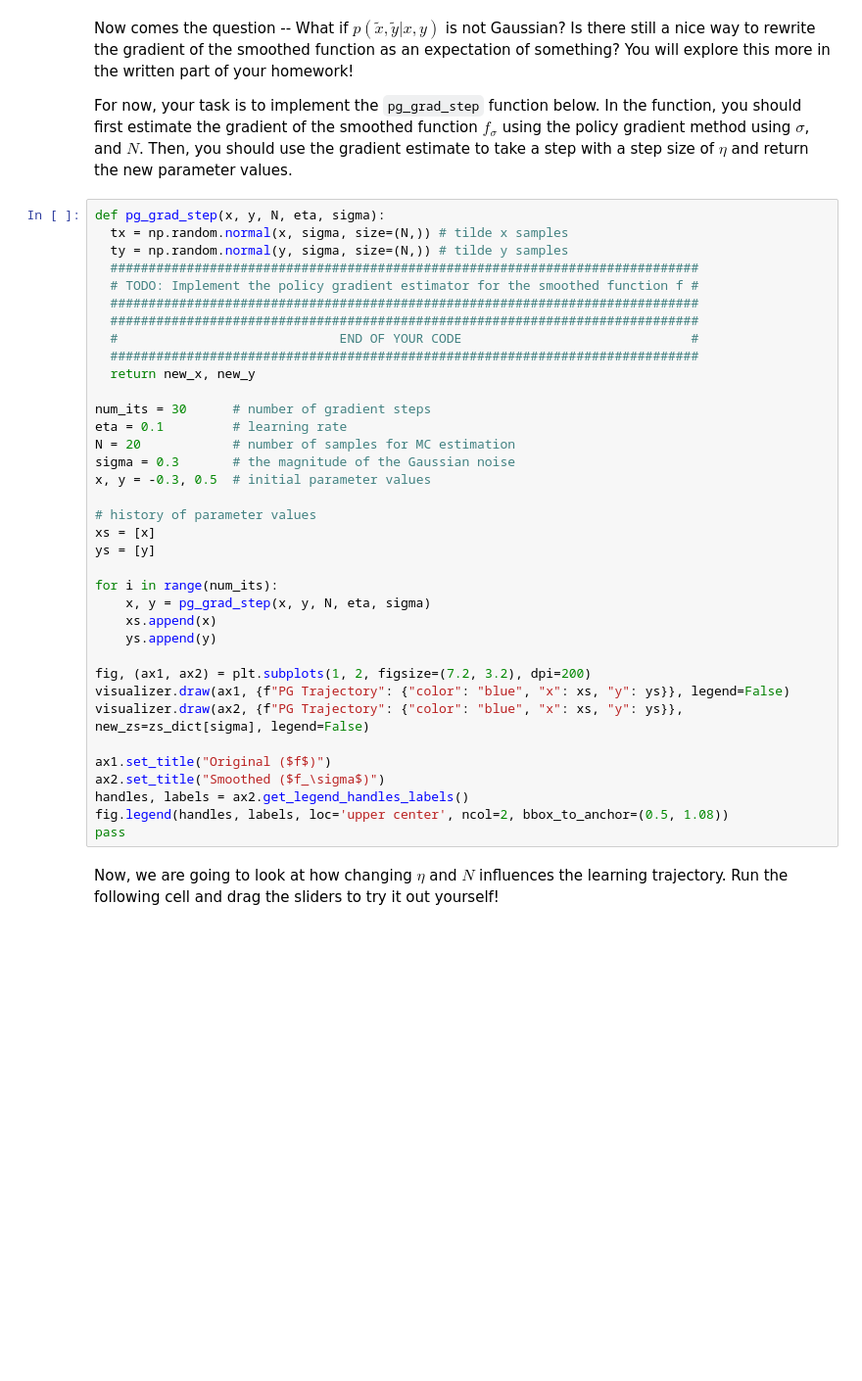
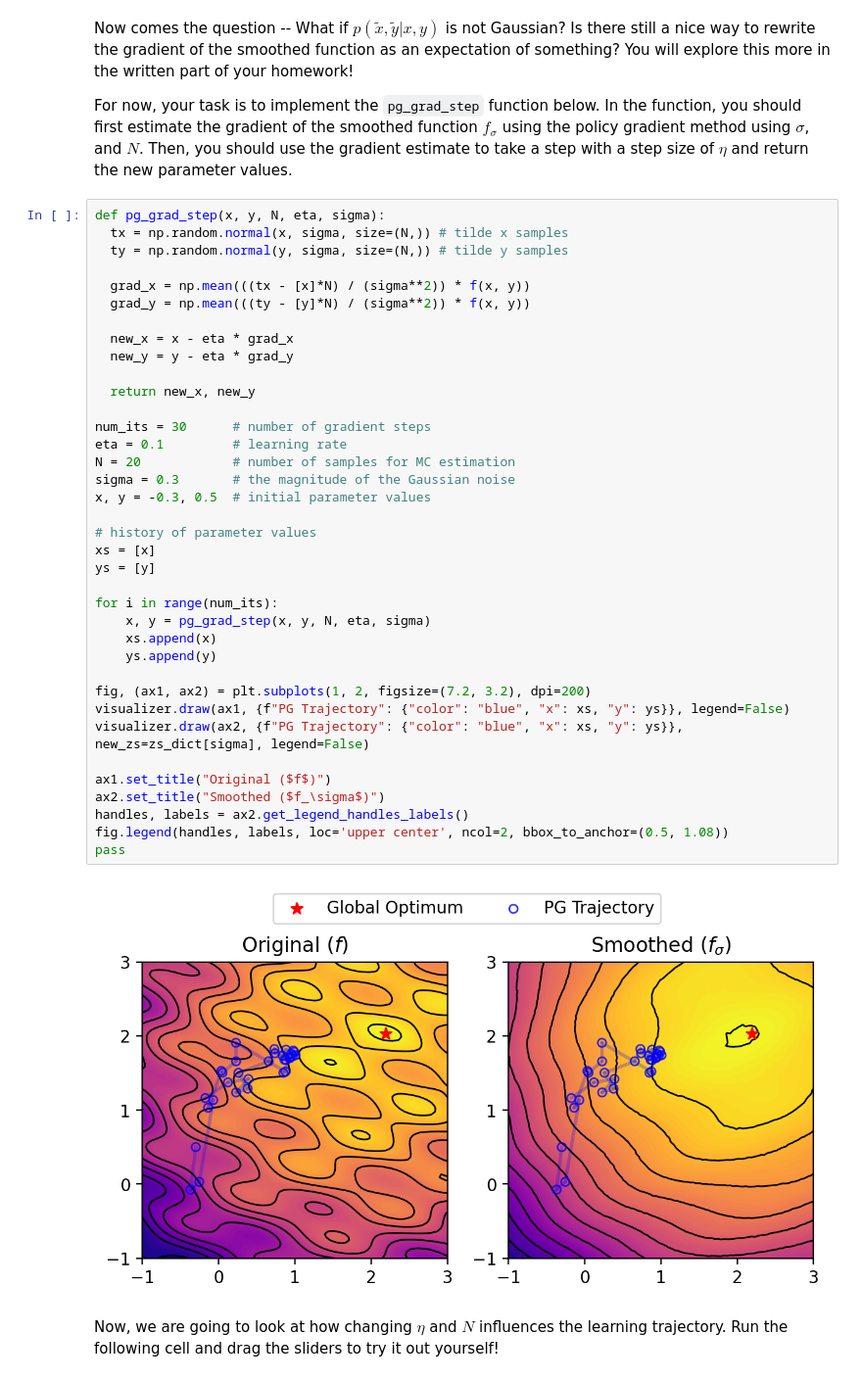
Before and after one commit to StreamSong/SegLab4OfNJU, a Jupyter notebook: hw02/code/q_rl.ipynb, the cells around one changed output. Shown at 98% size. Cells and saved outputs as stored; diff of their text form; blank space fills up the shorter version.

```diff
--- a/hw02/code/q_rl.ipynb
+++ b/hw02/code/q_rl.ipynb
@@ -519,39 +533,42 @@ For now, your task is to implement the `pg_grad_step` function below. In the fun
 # %%
 def pg_grad_step(x, y, N, eta, sigma):
   tx = np.random.normal(x, sigma, size=(N,)) # tilde x samples
   ty = np.random.normal(y, sigma, size=(N,)) # tilde y samples
-  #############################################################################
-  # TODO: Implement the policy gradient estimator for the smoothed function f #
-  #############################################################################
-  #############################################################################
-  #                             END OF YOUR CODE                              #
-  #############################################################################
+
+  grad_x = np.mean(((tx - [x]*N) / (sigma**2)) * f(x, y))
+  grad_y = np.mean(((ty - [y]*N) / (sigma**2)) * f(x, y))
+
+  new_x = x - eta * grad_x
+  new_y = y - eta * grad_y
+
   return new_x, new_y
 
 num_its = 30      # number of gradient steps
 eta = 0.1         # learning rate
 N = 20            # number of samples for MC estimation
 sigma = 0.3       # the magnitude of the Gaussian noise
 x, y = -0.3, 0.5  # initial parameter values
 
 # history of parameter values
 xs = [x]
 ys = [y]
 
 for i in range(num_its):
     x, y = pg_grad_step(x, y, N, eta, sigma)
     xs.append(x)
     ys.append(y)
 
 fig, (ax1, ax2) = plt.subplots(1, 2, figsize=(7.2, 3.2), dpi=200)
 visualizer.draw(ax1, {f"PG Trajectory": {"color": "blue", "x": xs, "y": ys}}, legend=False)
 visualizer.draw(ax2, {f"PG Trajectory": {"color": "blue", "x": xs, "y": ys}}, new_zs=zs_dict[sigma], legend=False)
 
 ax1.set_title("Original ($f$)")
 ax2.set_title("Smoothed ($f_\sigma$)")
 handles, labels = ax2.get_legend_handles_labels()
 fig.legend(handles, labels, loc='upper center', ncol=2, bbox_to_anchor=(0.5, 1.08))
 pass
+# %% [output]
+[figure, added]
 # %% [markdown]
 Now, we are going to look at how changing $\eta$ and $N$ influences the learning trajectory. Run the following cell and drag the sliders to try it out yourself!
 # %%
```
Also changed, not shown: parts of 5 cells of this notebook.
